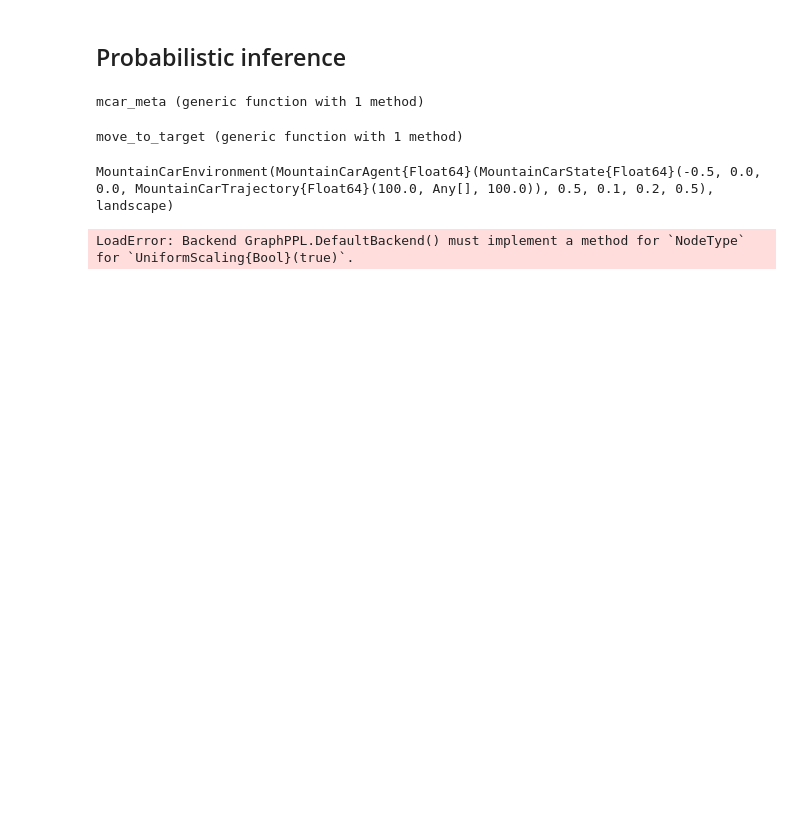
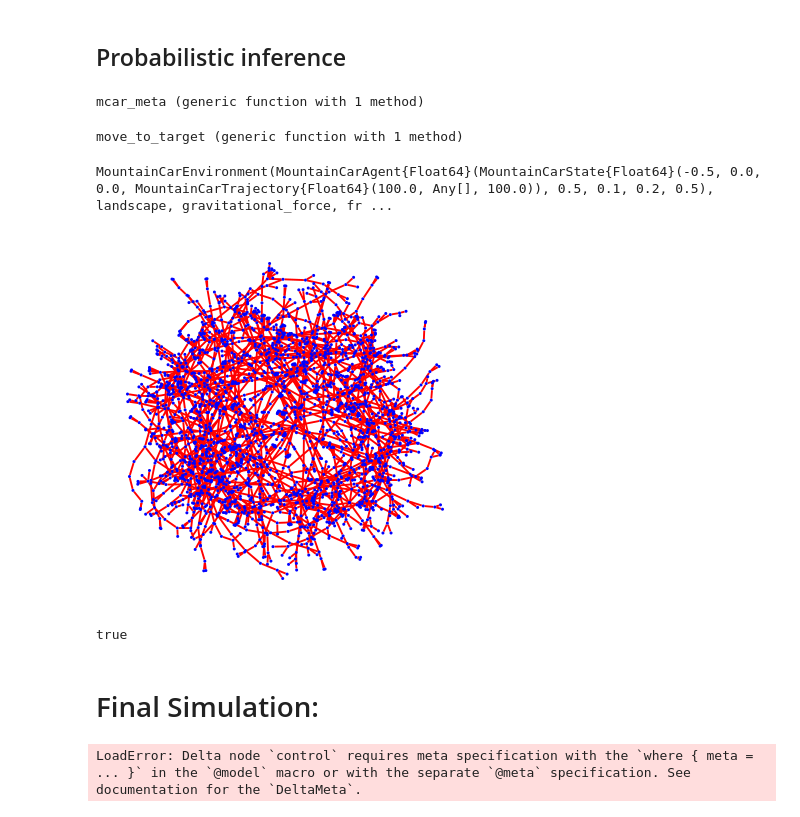
Before and after one commit to FraserP117/Simple_Mountain_Car, a Jupyter notebook: Fraser_Mountain_Car_Experiments.ipynb, the cells around one changed output. Cells and saved outputs as stored; diff of their text form; code cells hidden in the pictures; blank space fills up the shorter version.

Commit message:
resolved graph disconnection issue. Now there is a new issue.

```diff
--- a/Fraser_Mountain_Car_Experiments.ipynb
+++ b/Fraser_Mountain_Car_Experiments.ipynb
@@ -402,7 +549,8 @@ move_to_target (generic function with 1 method)
 # TAKEN FROM/INSPIRED BY THE EXISTING DRONE NAVIGATION EXAMPLE:
 # https://github.com/ReactiveBayes/RxInferExamples.jl/tree/main/drone
 
-time_horizon = 100.0
+time_horizon = 100.0 # CHANGE THIS TO 100
+# time_horizon = 100
 
 start = MountainCarState(
     -0.5, # T
@@ -428,7 +576,45 @@ mcar_agent = MountainCarAgent(
 
 mcar_env = MountainCarEnvironment(
     mcar_agent,
-    landscape
+    landscape,
+    gravitational_force,
+    frictional_force
 )
 # %% [output]
-MountainCarEnvironment(MountainCarAgent{Float64}(MountainCarState{Float64}(-0.5, 0.0, 0.0, MountainCarTrajectory{Float64}(100.0, Any[], 100.0)), 0.5, 0.1, 0.2, 0.5), landscape)
+MountainCarEnvironment(MountainCarAgent{Float64}(MountainCarState{Float64}(-0.5, 0.0, 0.0, MountainCarTrajectory{Float64}(100.0, Any[], 100.0)), 0.5, 0.1, 0.2, 0.5), landscape, gravitational_force, fr ...
+# %%
+Epsilon = fill(huge, 1, 1)                # Control prior variance
+
+my_mcar_model = mcar_model(
+    car = mcar_agent,
+    environment = mcar_env,
+    initial_state = [position(start), velocity(start)],
+    control_mean = Vector{Float64}[ [ 0.0] for k=1:Int(time_horizon)],
+    control_cov = Matrix{Float64}[ Epsilon for k=1:Int(time_horizon)],
+    goal = target,
+    horizon = time_horizon,
+    dt = 0.05
+);
+# %%
+model = GraphPPL.create_model(
+    my_mcar_model
+);
+# %%
+meta_graph = model.graph;
+# %%
+layout=(args...)->spring_layout(args...; C=3)
+
+GraphPlot.gplot(
+    meta_graph,
+    layout=layout,
+    NODESIZE=0.01, # diameter of the nodes,
+#     nodelabel=collect(labels(meta_graph)),
+#     NODELABELSIZE=1.0,
+#     nodelabelc="cyan",
+#     nodelabeldist=0.0,
+    nodefillc="blue",
+    EDGELINEWIDTH = 0.5,
+    edgestrokec="red"
+)
+# %% [output]
+[figure, added]
@@ -434,0 +640,6 @@ MountainCarEnvironment(MountainCarAgent{Float64}(MountainCarState{Float64}(-0.5,
+# %%
+MetaGraphsNext.is_connected(meta_graph)
+# %% [output]
+true
+# %% [markdown]
+# Final Simulation:
@@ -440,9 +655,11 @@ results = move_to_target(
     mcar_agent,
     mcar_env,
     start,
+    control_mean,
+    control_cov,
     target,
     time_horizon,
     0.05
 )
 # %% [output]
-LoadError: Backend GraphPPL.DefaultBackend() must implement a method for `NodeType` for `UniformScaling{Bool}(true)`.
+LoadError: Delta node `control` requires meta specification with the `where { meta = ... }` in the `@model` macro or with the separate `@meta` specification. See documentation for the `DeltaMeta`.
```
Also changed, not shown: parts of 28 cells of this notebook, 4 other files.
